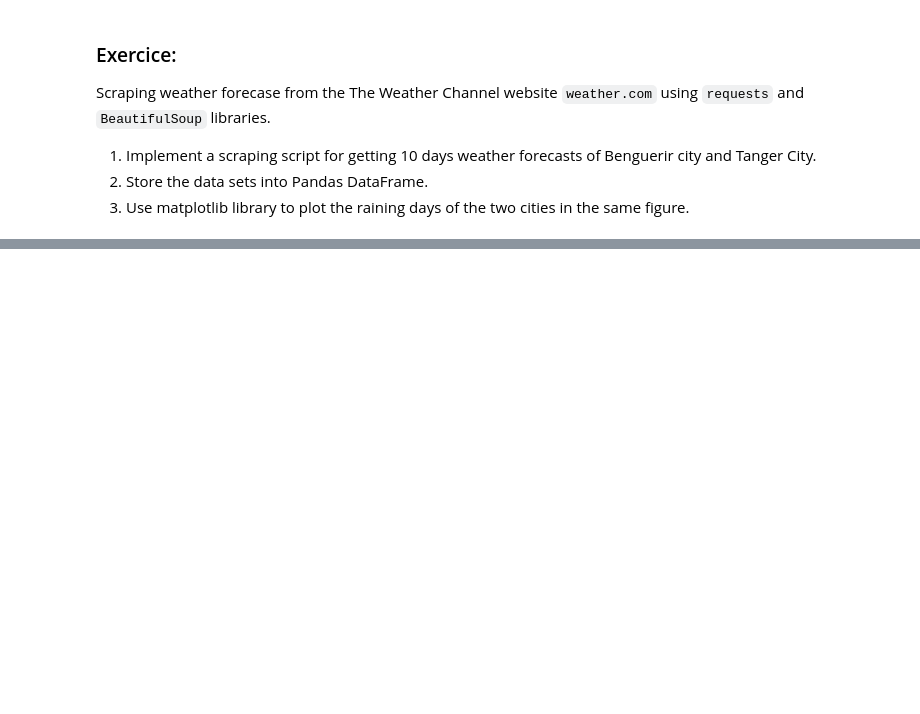
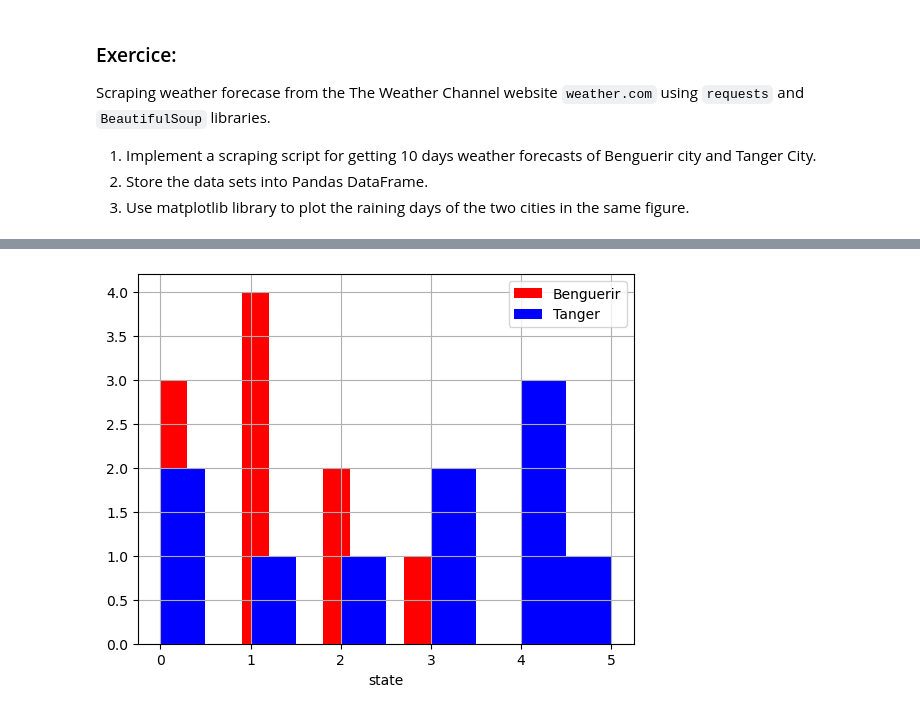
Before and after one commit to skilledman/M111-Advanced-Python-and-Database-Management, a Jupyter notebook: day04/assignment/forecast data scraping.ipynb, the cells around one changed output, grey strips where cells are left out. Cells and saved outputs as stored; diff of their text form; code cells hidden in the pictures; blank space fills up the shorter version.

```diff
--- a/day04/assignment/forecast data scraping.ipynb
+++ b/day04/assignment/forecast data scraping.ipynb
@@ -71,0 +96,3 @@ SyntaxError: invalid syntax (950773811.py, line 38)
+# %%
+data = [get_day_info(summar[day]) for day in range(10)]
+data
@@ -71,0 +110,5 @@ SyntaxError: invalid syntax (950773811.py, line 38)
+# %%
+dataframe1 = pd.DataFrame(data=data)
+dataframe1.drop(1, axis=1, inplace=True)
+dataframe1 = pd.concat([pd.DataFrame(data=get_days), dataframe1], axis=1)
+dataframe1
@@ -71,0 +127,5 @@ SyntaxError: invalid syntax (950773811.py, line 38)
+# %%
+columns = ['day', 'tempera_max', 'tempera_min', 'state',
+           'percentage_value', 'wind_speed']
+dataframe1.columns = columns
+dataframe1
@@ -71,0 +211,14 @@ SyntaxError: invalid syntax (950773811.py, line 38)
+# %%
+from sklearn.preprocessing import OrdinalEncoder
+ord_enc = OrdinalEncoder()
+dataframe1["state_to_code"] = ord_enc.fit_transform(dataframe1[["state"]])
+dataframe2["state_to_code"] = ord_enc.fit_transform(dataframe2[["state"]])
+# %%
+plt.hist(dataframe1['state_to_code'],color='r', label='Benguerir')
+plt.hist(dataframe2['state_to_code'],color='b', label='Tanger')
+plt.xlabel("state")
+plt.legend()
+plt.grid()
+plt.show()
+# %% [output]
+[figure, added]
```
Also changed, not shown: parts of 14 cells of this notebook.
